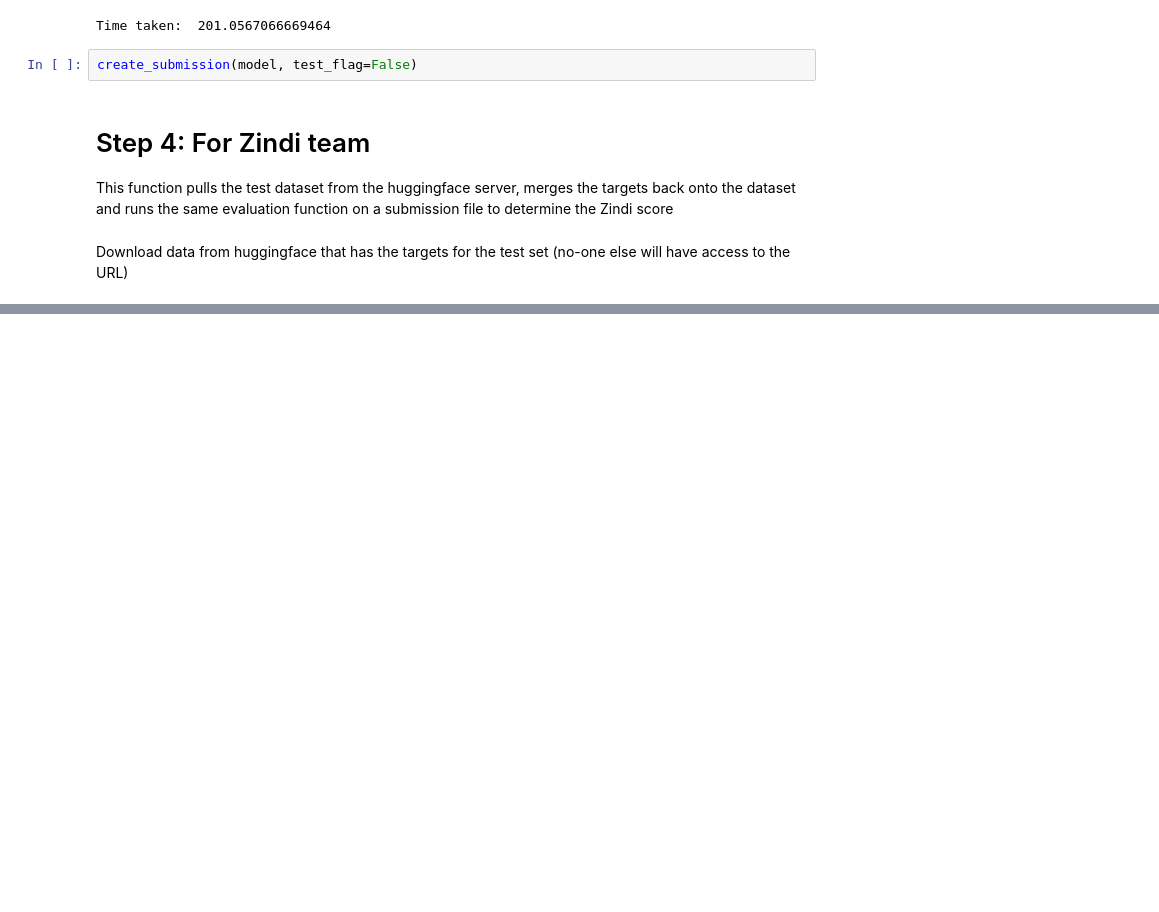
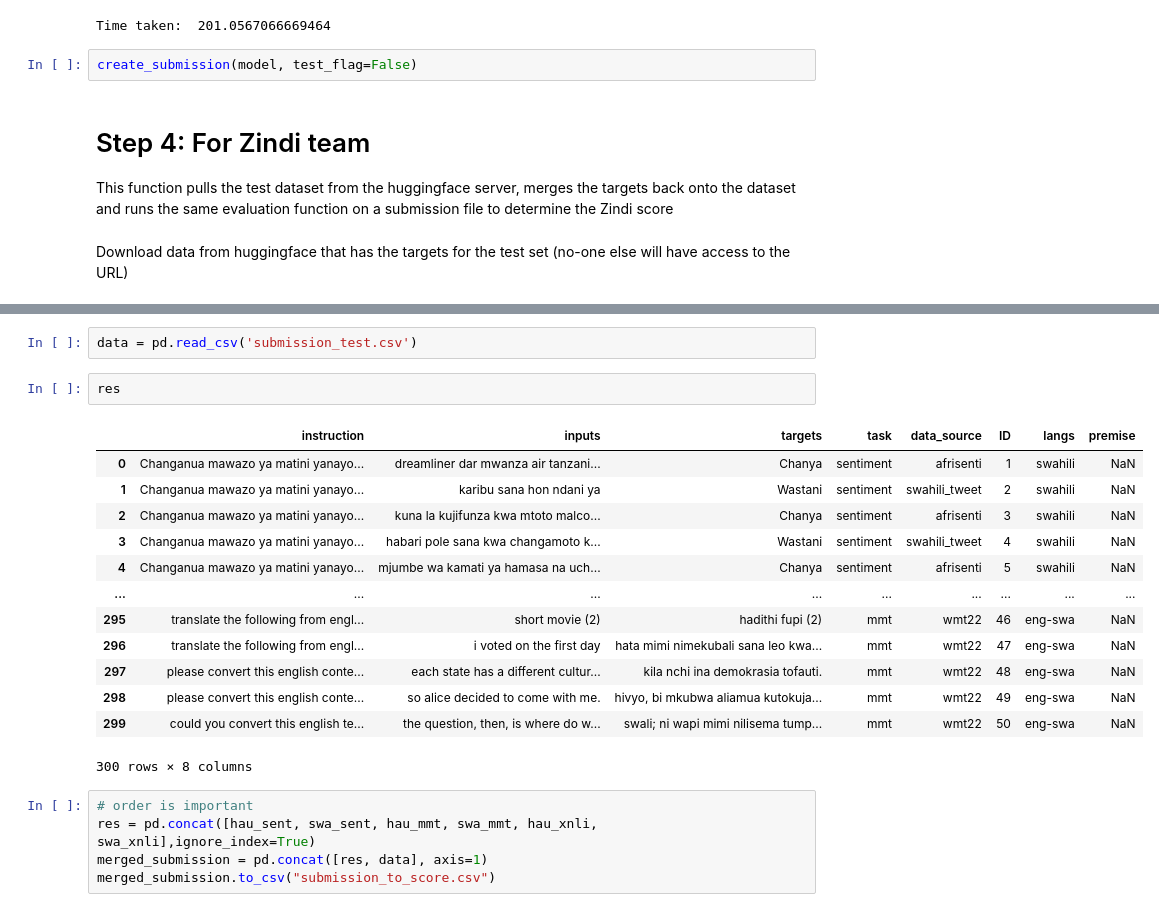
Before and after one commit to clemsadand/zindi-inkuba-notebook, a Jupyter notebook: Zindi_Notebook_Tue_3_Sept.ipynb, the cells around one changed output, grey strips where cells are left out. Saved outputs shown, nothing was run; the diff lists cells and outputs as text; blank space fills up the shorter version.

```diff
--- a/Zindi_Notebook_Tue_3_Sept.ipynb
+++ b/Zindi_Notebook_Tue_3_Sept.ipynb
@@ -412 +428,24 @@ swa_mmt = datasets.load_dataset("lelapa/Zindi_eng_african_with_target", 'eng-swa
+# %%
+data = pd.read_csv('submission_test.csv')
+# %%
+res
+# %% [output]
+|  | instruction | inputs | targets | task | data_source | ID | langs | premise |
+| 0 | Changanua mawazo ya matini yanayo... | dreamliner dar mwanza air tanzani... | Chanya | sentiment | afrisenti | 1 | swahili | NaN |
+| 1 | Changanua mawazo ya matini yanayo... | karibu sana hon ndani ya | Wastani | sentiment | swahili_tweet | 2 | swahili | NaN |
+| 2 | Changanua mawazo ya matini yanayo... | kuna la kujifunza kwa mtoto malco... | Chanya | sentiment | afrisenti | 3 | swahili | NaN |
+| 3 | Changanua mawazo ya matini yanayo... | habari pole sana kwa changamoto k... | Wastani | sentiment | swahili_tweet | 4 | swahili | NaN |
+| 4 | Changanua mawazo ya matini yanayo... | mjumbe wa kamati ya hamasa na uch... | Chanya | sentiment | afrisenti | 5 | swahili | NaN |
+| ... | ... | ... | ... | ... | ... | ... | ... | ... |
+| 295 | translate the following from engl... | short movie (2) | hadithi fupi (2) | mmt | wmt22 | 46 | eng-swa | NaN |
+| 296 | translate the following from engl... | i voted on the first day | hata mimi nimekubali sana leo kwa... | mmt | wmt22 | 47 | eng-swa | NaN |
+| 297 | please convert this english conte... | each state has a different cultur... | kila nchi ina demokrasia tofauti. | mmt | wmt22 | 48 | eng-swa | NaN |
+| 298 | please convert this english conte... | so alice decided to come with me. | hivyo, bi mkubwa aliamua kutokuja... | mmt | wmt22 | 49 | eng-swa | NaN |
+| 299 | could you convert this english te... | the question, then, is where do w... | swali; ni wapi mimi nilisema tump... | mmt | wmt22 | 50 | eng-swa | NaN |
+300 rows × 8 columns
+# %%
+# order is important
+res = pd.concat([hau_sent, swa_sent, hau_mmt, swa_mmt, hau_xnli, swa_xnli],ignore_index=True)
+merged_submission = pd.concat([res, data], axis=1)
+merged_submission.to_csv("submission_to_score.csv")
 # %%
```
Also changed, not shown: parts of 7 cells of this notebook.
